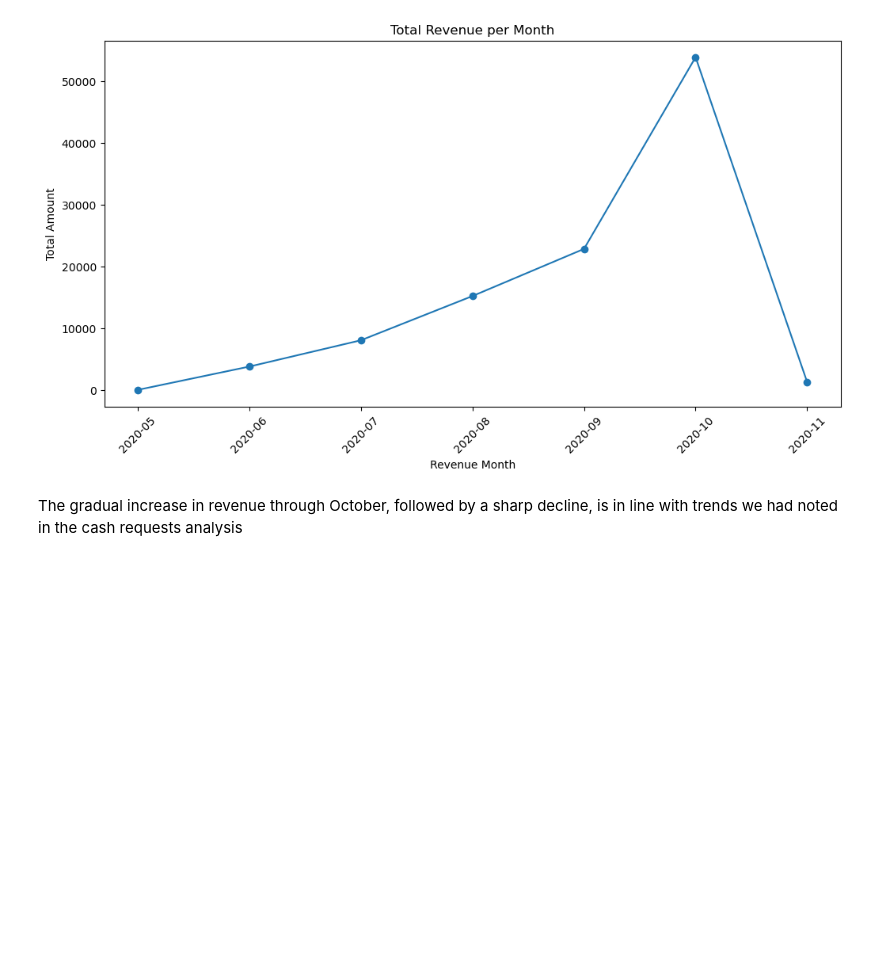
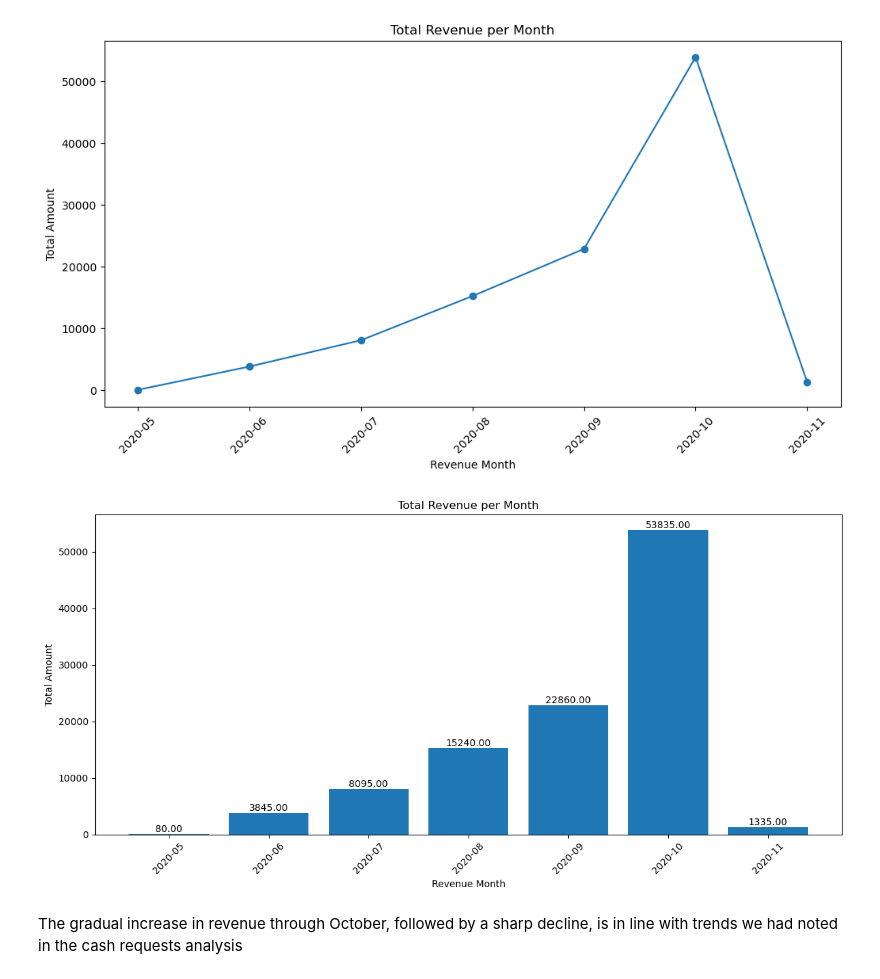
Before and after one commit to giusenico/project-ironhack-payments-en, a Jupyter notebook: project_dataset/fees_analysis.ipynb, the cells around one changed output. Saved outputs shown, nothing was run; the diff lists cells and outputs as text; code cells hidden in the pictures; blank space fills up the shorter version.

```diff
--- a/project_dataset/fees_analysis.ipynb
+++ b/project_dataset/fees_analysis.ipynb
@@ -200,6 +200,29 @@ plt.xticks(rotation=45)
 plt.show()
 # %% [output]
 [figure]
+# %%
+import matplotlib.pyplot as plt
+
+# Convert index to strings
+total_amount.index = total_amount.index.astype(str)
+
+plt.figure(figsize=(12, 6))
+plt.bar(total_amount.index, total_amount.values)
+
+plt.title('Total Revenue per Month')
+plt.xlabel('Revenue Month')
+plt.ylabel('Total Amount')
+
+plt.xticks(rotation=45)
+
+# Add data labels
+for i, value in enumerate(total_amount.values):
+    plt.text(i, value, f'{value:.2f}', ha='center', va='bottom')
+
+plt.tight_layout()  # Adjust layout to prevent clipping
+plt.show()
+# %% [output]
+[figure, added]
 # %% [markdown]
 The gradual increase in revenue through October, followed by a sharp decline, is in line with trends we had noted in the cash requests analysis
 # %% [markdown]
```
Also changed, not shown: parts of 4 cells of this notebook, 9 other files.
